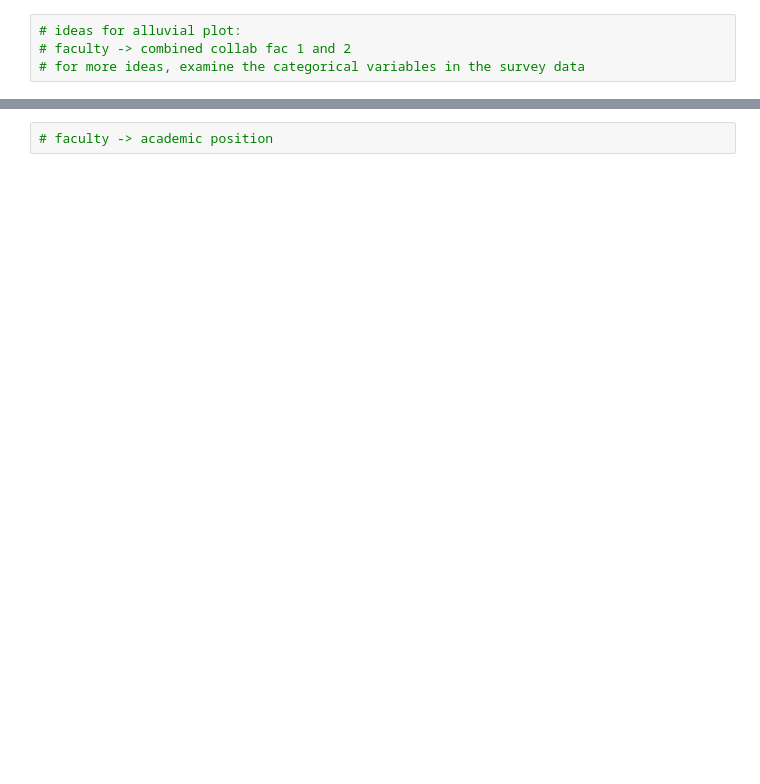
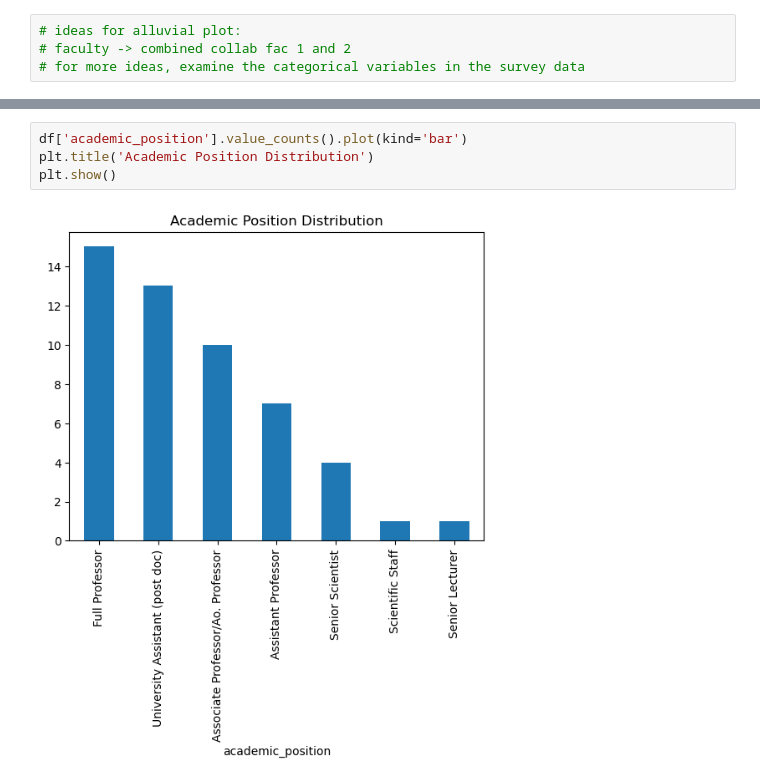
Before and after one commit to lakhi/health_in_society_research_network, a Jupyter notebook: notebooks/alluvial_plots.ipynb, the cells around one changed output, grey strips where cells are left out. Cells and saved outputs as stored; diff of their text form; blank space fills up the shorter version.

```diff
--- a/notebooks/alluvial_plots.ipynb
+++ b/notebooks/alluvial_plots.ipynb
@@ -54,3 +128,7 @@ Index(['first_name', 'last_name', 'email_id', 'academic_position', 'faculty',
       dtype='object')
-# %%
-# faculty -> academic position
+# %%
+df['academic_position'].value_counts().plot(kind='bar')
+plt.title('Academic Position Distribution')
+plt.show()
+# %% [output]
+[figure, added]
```
Also changed, not shown: parts of 9 cells of this notebook, 2 other files.
